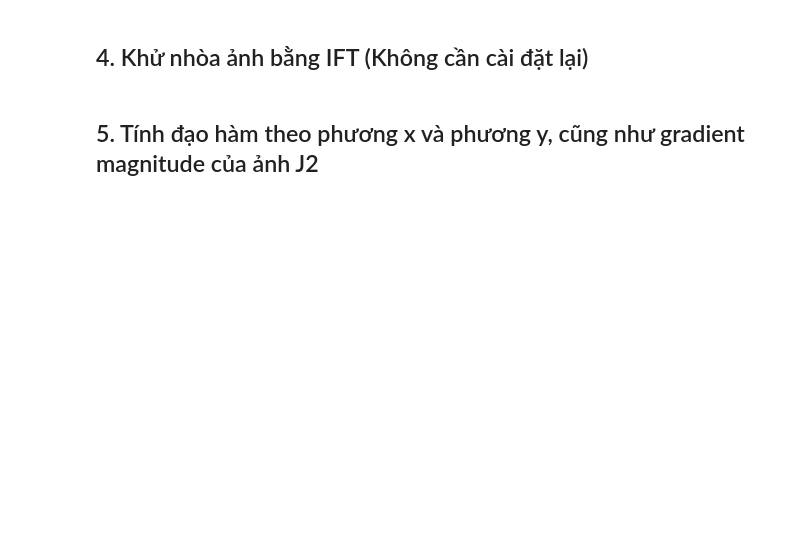
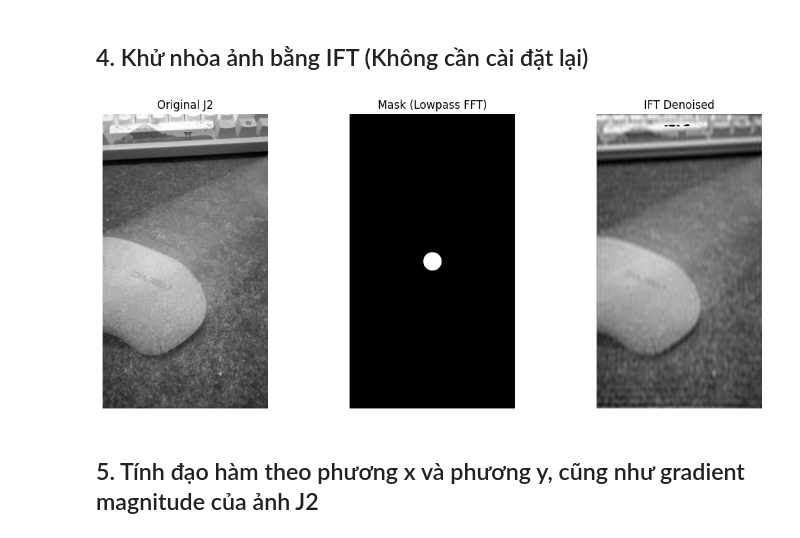
Before and after one commit to Sura3607/imageProcessing, a Jupyter notebook: lab5/lab5.ipynb, the cells around one changed output. Cells and saved outputs as stored; diff of their text form; code cells hidden in the pictures; blank space fills up the shorter version.

```diff
--- a/lab5/lab5.ipynb
+++ b/lab5/lab5.ipynb
@@ -48,4 +112,34 @@ def show_images(panels, figsize=None):
 # %% [markdown]
 ## 4. Khử nhòa ảnh bằng IFT (Không cần cài đặt lại)
+# %%
+# Biến đổi Fourier
+f = np.fft.fft2(J2)
+fshift = np.fft.fftshift(f)
+
+# Lấy kích thước ảnh và tâm
+rows, cols = J2.shape
+crow, ccol = rows // 2, cols // 2
+
+# Tạo mặt nạ mask (Lowpass Filter), hình tròn với bán kính R
+r = 40
+mask = np.zeros((rows, cols), np.uint8)
+cv2.circle(mask, (ccol, crow), r, 1, thickness=-1)
+
+# Áp dụng mask vào phổ tần số
+fshift_filtered = fshift * mask
+
+# Biến đổi Fourier ngược (IFT)
+f_ishift = np.fft.ifftshift(fshift_filtered)
+img_back = np.fft.ifft2(f_ishift)
+img_ift = np.abs(img_back).astype(np.uint8)
+
+panels = [
+    ("Original J2", J2),
+    ("Mask (Lowpass FFT)", mask * 255),
+    ("IFT Denoised", img_ift)
+]
+show_images(panels, figsize=(12, 5))
+# %% [output]
+[figure, added]
 # %% [markdown]
 ## 5. Tính đạo hàm theo phương x và phương y, cũng như gradient magnitude của ảnh J2
```
Also changed, not shown: parts of 6 cells of this notebook.
